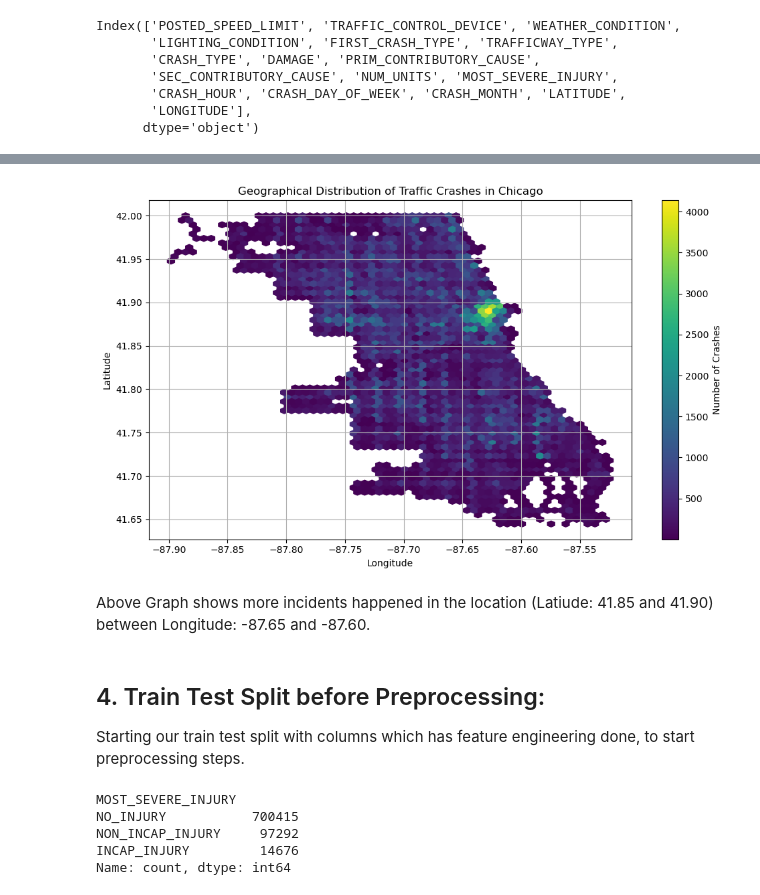
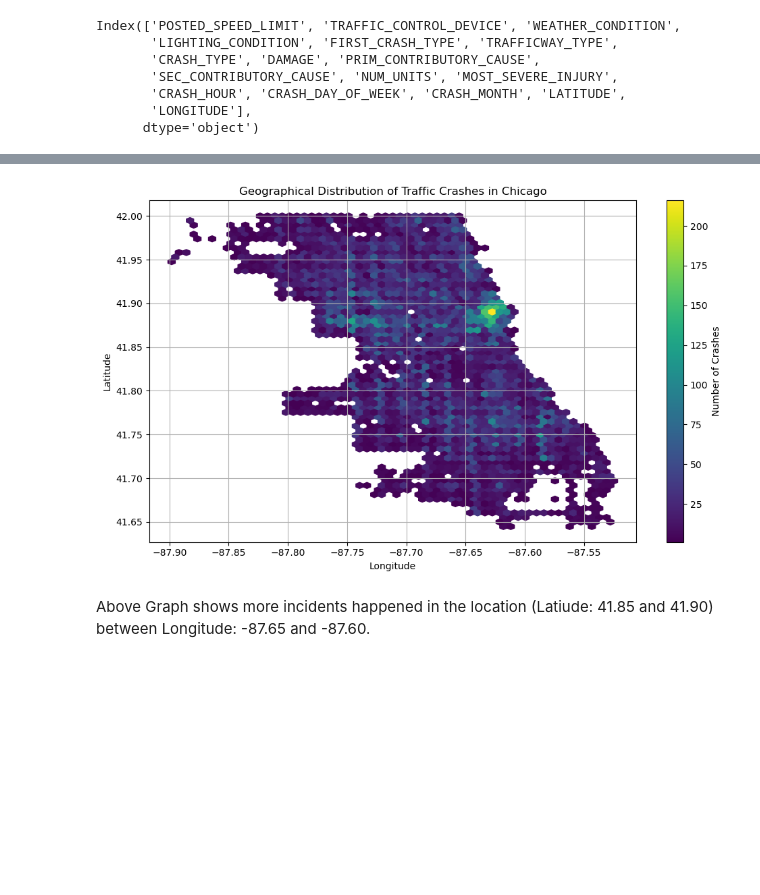
Before and after one commit to Lotus-baumgarner/CarCrash_Phase4, a Jupyter notebook: Chicago_Car_Crashes.ipynb, the cells around one changed output, grey strips where cells are left out. Cells and saved outputs as stored; diff of their text form; code cells hidden in the pictures; blank space fills up the shorter version.

```diff
--- a/Chicago_Car_Crashes.ipynb
+++ b/Chicago_Car_Crashes.ipynb
@@ -478,0 +426,20 @@ plt.show()
+# %%
+# Step 1: Separate the dataset
+no_injury_df = crash_df[crash_df['MOST_SEVERE_INJURY'] == 'NO_INJURY']
+non_incap_injury_df = crash_df[crash_df['MOST_SEVERE_INJURY'] == 'NON_INCAP_INJURY']
+incap_injury_df = crash_df[crash_df['MOST_SEVERE_INJURY'] == 'INCAP_INJURY']
+# %%
+# Step 2: Downsample the majority classes
+sample_size = len(incap_injury_df)
+
+# Used sample() method to randomly select rows from the dataframe
+downsampled_no_injury_df = no_injury_df.sample(n=sample_size, random_state=42)
+downsampled_non_incap_injury_df = non_incap_injury_df.sample(n=sample_size, random_state=42)
+# %%
+# Step 3: Concatenate the subsets back into one dataframe
+bal_crash_df = pd.concat([downsampled_no_injury_df, downsampled_non_incap_injury_df, incap_injury_df])
+
+# Shuffled the dataframe rows if you want to randomize the order
+bal_crash_df = bal_crash_df.sample(frac=1, random_state=42).reset_index(drop=True)
+
+bal_crash_df.head()
@@ -479,27 +505,23 @@ plt.show()
 # %%
 # Created a hexbin plot to display number of crashes vs Latitude and Longitude.
 
 # Filtered the data for outliers or incorrect values to match the Chicago area
-chicago_df = new_crash_df[(new_crash_df['LATITUDE'].between(41.6, 42.0)) &
-                          (new_crash_df['LONGITUDE'].between(-87.9, -87.5))]
+chicago_df = bal_crash_df[(bal_crash_df['LATITUDE'].between(41.6, 42.0)) &
+                          (bal_crash_df['LONGITUDE'].between(-87.9, -87.5))]
 
 # Created a hexbin plot with the correct filters applied
 plt.figure(figsize=(10, 6))
 plt.hexbin(x=chicago_df['LONGITUDE'], y=chicago_df['LATITUDE'],
            gridsize=60,
            cmap='viridis', mincnt=1)
 plt.colorbar().set_label('Number of Crashes')
 plt.title('Geographical Distribution of Traffic Crashes in Chicago')
 plt.xlabel('Longitude')
 plt.ylabel('Latitude')
 plt.grid(True)
 plt.tight_layout()
 plt.show()
 # %% [output]
-[figure, old version]
+[figure, new version]
 # %% [markdown]
 Above Graph shows more incidents happened in the location (Latiude: 41.85 and 41.90) between Longitude: -87.65 and -87.60.
-# %% [markdown]
-## 4. Train Test Split before Preprocessing:
-
-Starting our train test split with columns which has feature engineering done, to start preprocessing steps.
@@ -517,8 +527,0 @@ X_train, X_test, y_train, y_test = train_test_split(X, y, test_size=0.2, random_
-# %%
-crash_df['MOST_SEVERE_INJURY'].value_counts()
-# %% [output]
-MOST_SEVERE_INJURY
-NO_INJURY           700415
-NON_INCAP_INJURY     97292
-INCAP_INJURY         14676
-Name: count, dtype: int64
```
Also changed, not shown: parts of 124 cells of this notebook, 4 other files.
